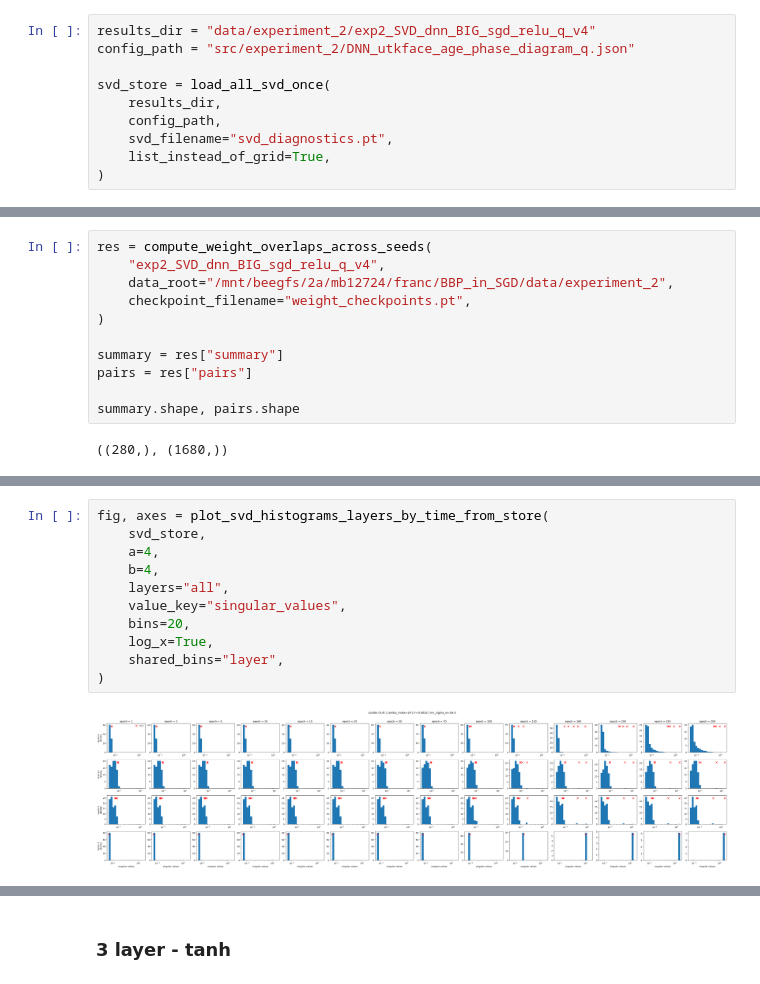
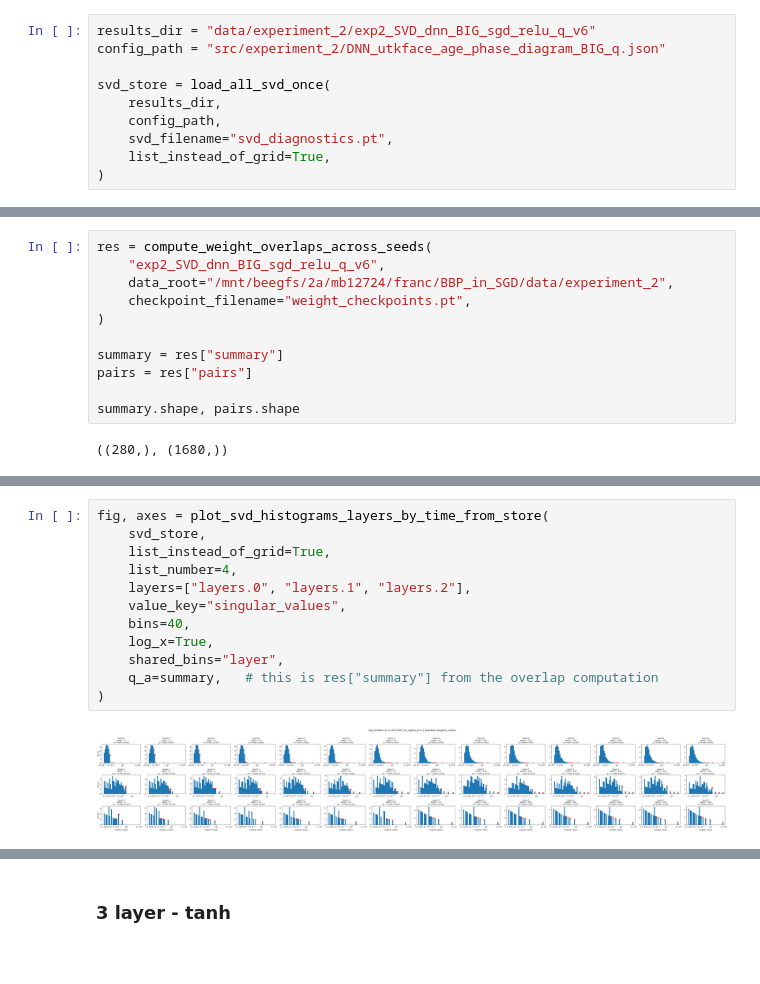
Before and after one commit to f-damico/BBP_in_SGD, a Jupyter notebook: notebook_svd_and_q.ipynb, the cells around one changed output, grey strips where cells are left out. Cells and saved outputs as stored; diff of their text form; blank space fills up the shorter version.

```diff
--- a/notebook_svd_and_q.ipynb
+++ b/notebook_svd_and_q.ipynb
@@ -2134,8 +2134,8 @@ fig, axes = plot_svd_histograms_layers_by_time_from_store(
 # %% [markdown]
 ### 3 layers - relu
 # %%
-results_dir = "data/experiment_2/exp2_SVD_dnn_BIG_sgd_relu_q_v4"
-config_path = "src/experiment_2/DNN_utkface_age_phase_diagram_q.json"
+results_dir = "data/experiment_2/exp2_SVD_dnn_BIG_sgd_relu_q_v6"
+config_path = "src/experiment_2/DNN_utkface_age_phase_diagram_BIG_q.json"
 
 svd_store = load_all_svd_once(
     results_dir,
@@ -2150,7 +2150,7 @@ svd_store = load_all_svd_once(
 [INFO] if your grid has only fixed hyperparameters, use store['data'][q] with q=0,1,2,...
 # %%
 res = compute_weight_overlaps_across_seeds(
-    "exp2_SVD_dnn_BIG_sgd_relu_q_v4",
+    "exp2_SVD_dnn_BIG_sgd_relu_q_v6",
     data_root="/mnt/beegfs/2a/mb12724/franc/BBP_in_SGD/data/experiment_2",
     checkpoint_filename="weight_checkpoints.pt",
 )
@@ -2178,13 +2280,14 @@ fig, axes = plot_svd_histograms_layers_by_time_from_store(
 # %%
 fig, axes = plot_svd_histograms_layers_by_time_from_store(
     svd_store,
-    a=4,
-    b=4,
-    layers="all",
+    list_instead_of_grid=True,
+    list_number=4,
+    layers=["layers.0", "layers.1", "layers.2"],
     value_key="singular_values",
-    bins=20,
+    bins=40,
     log_x=True,
     shared_bins="layer",
+    q_a=summary,   # this is res["summary"] from the overlap computation
 )
 # %% [output]
-[figure, old version]
+[figure, new version]
```
Also changed, not shown: parts of 21 cells of this notebook, 2 other files.
